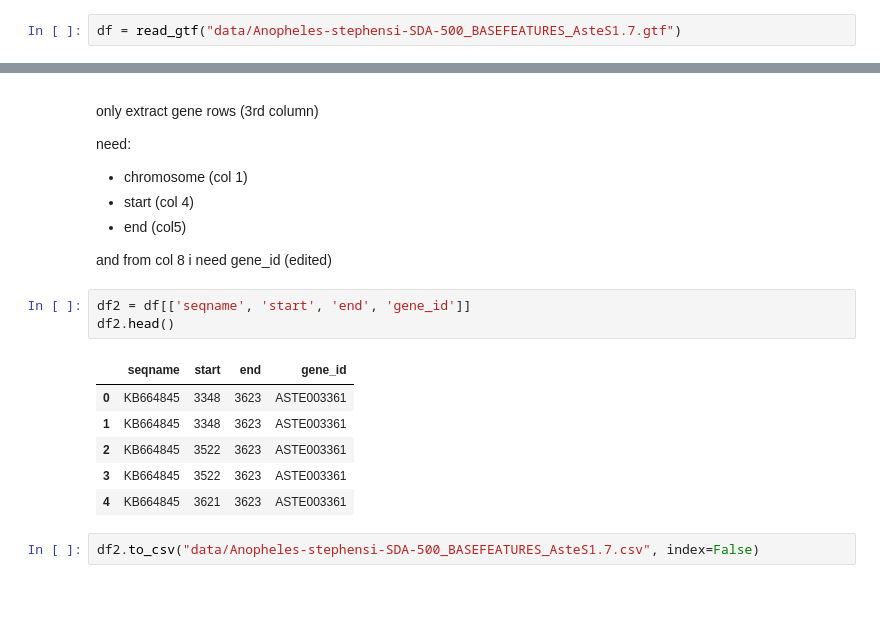
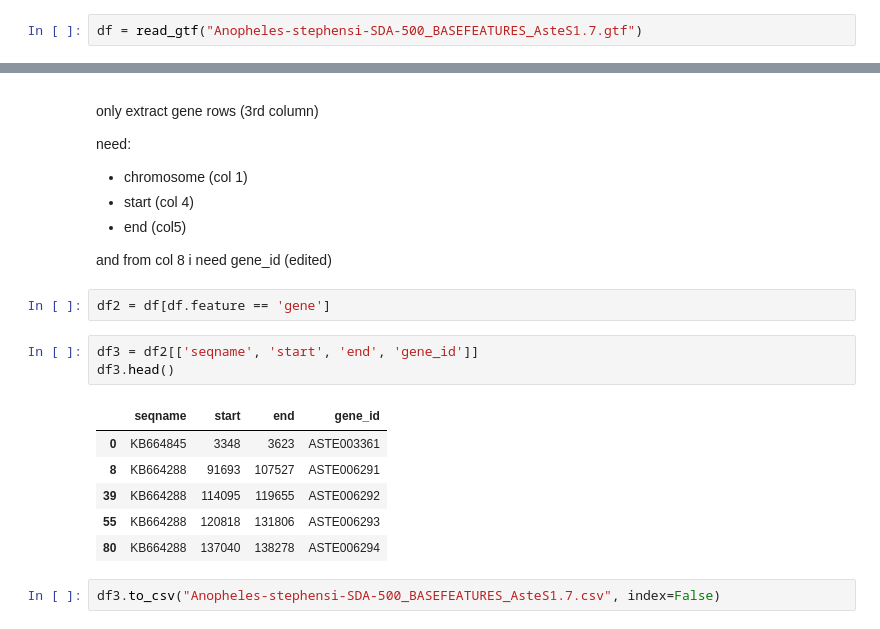
Before and after one commit to adknudson/scratch-code, a Jupyter notebook: python_stuff/parse_gtf/read_Anopheles-stephansi.ipynb, the cells around one changed output, grey strips where cells are left out. Cells and saved outputs as stored; diff of their text form; blank space fills up the shorter version.

```diff
--- a/python_stuff/parse_gtf/read_Anopheles-stephansi.ipynb
+++ b/python_stuff/parse_gtf/read_Anopheles-stephansi.ipynb
@@ -1,7 +1,7 @@
 # %%
 from gtfparse import read_gtf
 # %%
-df = read_gtf("data/Anopheles-stephensi-SDA-500_BASEFEATURES_AsteS1.7.gtf")
+df = read_gtf("Anopheles-stephensi-SDA-500_BASEFEATURES_AsteS1.7.gtf")
 # %% [output]
 INFO:root:Extracted GTF attributes: ['gene_id', 'transcript_id', 'exon_number']
 # %%
@@ -26,15 +26,17 @@ need:
 - end (col5)
 
 and from col 8 i need gene_id (edited)
+# %%
+df2 = df[df.feature == 'gene']
 # %%
-df2 = df[['seqname', 'start', 'end', 'gene_id']]
-df2.head()
+df3 = df2[['seqname', 'start', 'end', 'gene_id']]
+df3.head()
 # %% [output]
 |  | seqname | start | end | gene_id |
 | 0 | KB664845 | 3348 | 3623 | ASTE003361 |
-| 1 | KB664845 | 3348 | 3623 | ASTE003361 |
-| 2 | KB664845 | 3522 | 3623 | ASTE003361 |
-| 3 | KB664845 | 3522 | 3623 | ASTE003361 |
-| 4 | KB664845 | 3621 | 3623 | ASTE003361 |
+| 8 | KB664288 | 91693 | 107527 | ASTE006291 |
+| 39 | KB664288 | 114095 | 119655 | ASTE006292 |
+| 55 | KB664288 | 120818 | 131806 | ASTE006293 |
+| 80 | KB664288 | 137040 | 138278 | ASTE006294 |
 # %%
-df2.to_csv("data/Anopheles-stephensi-SDA-500_BASEFEATURES_AsteS1.7.csv", index=False)
+df3.to_csv("Anopheles-stephensi-SDA-500_BASEFEATURES_AsteS1.7.csv", index=False)
```
Also changed, not shown: 26 other files.
